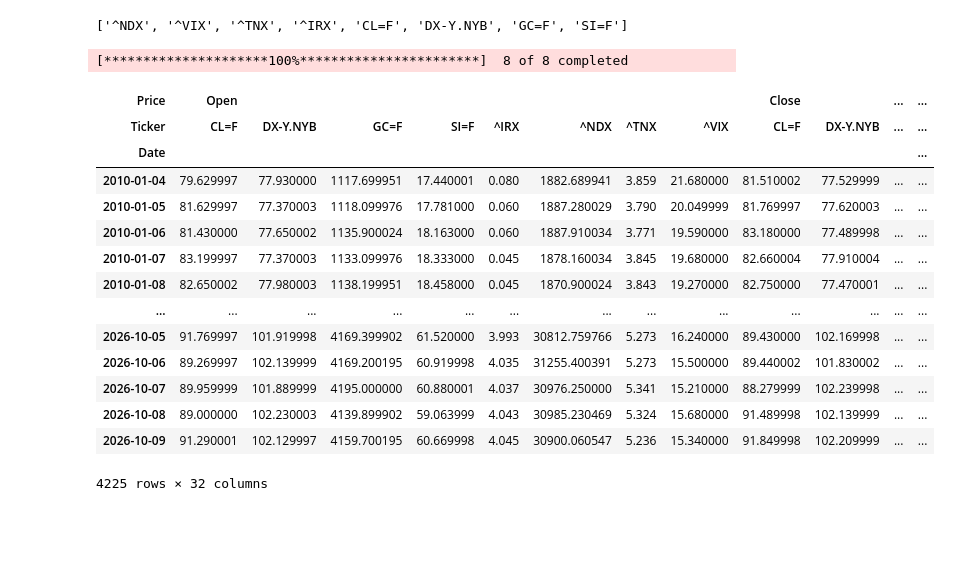
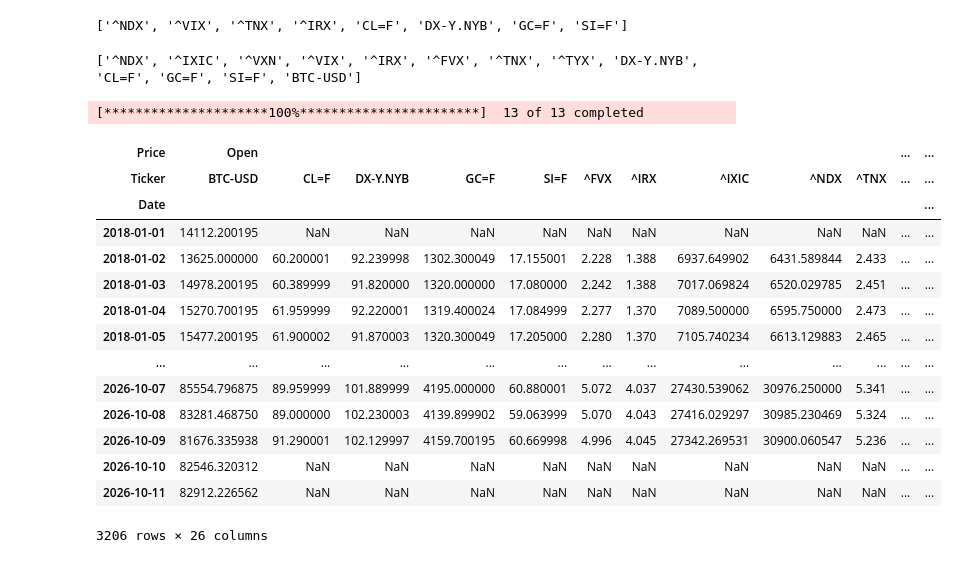
Before and after one commit to SamuAP19/NASDAQ_Prediction-Project, a Jupyter notebook: Df_cleaning.ipynb, the cells around one changed output. Saved outputs shown, nothing was run; the diff lists cells and outputs as text; code cells hidden in the pictures; blank space fills up the shorter version.

```diff
--- a/Df_cleaning.ipynb
+++ b/Df_cleaning.ipynb
@@ -18,29 +18,55 @@ tickers = list(MACRO.keys())
 print(tickers)
 # %% [output]
 ['^NDX', '^VIX', '^TNX', '^IRX', 'CL=F', 'DX-Y.NYB', 'GC=F', 'SI=F']
+# %%
+NASDAQ_FEATURES = {
+    # --- INDICES ET VOLATILITÉ ---
+    "^NDX": "Nasdaq_100",                     # Target index
+    "^IXIC": "Nasdaq_composite",              # Broad tech market index
+    "^VXN": "Nasdaq_volatility",              # Nasdaq-100 implied volatility (Tech fear index)
+    "^VIX": "Volatility",                     # S&P 500 implied volatility (Market fear index)
+
+    # --- interest ---
+    "^IRX": "3month_treasury_yield",          # 3-month Treasury yield
+    "^FVX": "5y_treasury_yield",              # 5-year Treasury yield
+    "^TNX": "10y_treasury_yield",             # 10-year Treasury yield (Tech discounting rate)
+    "^TYX": "30y_treasury_yield",             # 30-year Treasury yield
+
+    # --- MATIÈRES PREMIÈRES ET DEVISES ---
+    "DX-Y.NYB": "US_dollar",                  # US dollar index (DXY)
+    "CL=F": "crude_oil",                      # WTI crude oil futures
+    "GC=F": "gold",                           # Gold futures
+    "SI=F": "silver",                         # Silver futures
+    "BTC-USD": "Bitcoin",                     # Bitcoin USD (Risk-on sentiment proxy)
+}
+
+tickers1 = list(NASDAQ_FEATURES.keys())
+print(tickers1)
+# %% [output]
+['^NDX', '^IXIC', '^VXN', '^VIX', '^IRX', '^FVX', '^TNX', '^TYX', 'DX-Y.NYB', 'CL=F', 'GC=F', 'SI=F', 'BTC-USD']
 # %%
 
 # We download the market
-df = yf.download(tickers, start='2010-01-01', end='2026-10-12')[['Open', 'Close','High','Low']]
+df = yf.download(tickers1, start='2018-01-01', end='2026-10-12')[['Open', 'Close']]
 
 df
 # %% [output]
-[*********************100%***********************]  8 of 8 completed
+[*********************100%***********************]  13 of 13 completed
-| Price | Open |  |  |  |  |  |  |  | Close |  | ... | ... |
-| Ticker | CL=F | DX-Y.NYB | GC=F | SI=F | ^IRX | ^NDX | ^TNX | ^VIX | CL=F | DX-Y.NYB | ... | ... |
+| Price | Open |  |  |  |  |  |  |  |  |  | ... | ... |
+| Ticker | BTC-USD | CL=F | DX-Y.NYB | GC=F | SI=F | ^FVX | ^IRX | ^IXIC | ^NDX | ^TNX | ... | ... |
 | Date |  |  |  |  |  |  |  |  |  |  |  | ... |
-| 2010-01-04 | 79.629997 | 77.930000 | 1117.699951 | 17.440001 | 0.080 | 1882.689941 | 3.859 | 21.680000 | 81.510002 | 77.529999 | ... | ... |
-| 2010-01-05 | 81.629997 | 77.370003 | 1118.099976 | 17.781000 | 0.060 | 1887.280029 | 3.790 | 20.049999 | 81.769997 | 77.620003 | ... | ... |
-| 2010-01-06 | 81.430000 | 77.650002 | 1135.900024 | 18.163000 | 0.060 | 1887.910034 | 3.771 | 19.590000 | 83.180000 | 77.489998 | ... | ... |
-| 2010-01-07 | 83.199997 | 77.370003 | 1133.099976 | 18.333000 | 0.045 | 1878.160034 | 3.845 | 19.680000 | 82.660004 | 77.910004 | ... | ... |
-| 2010-01-08 | 82.650002 | 77.980003 | 1138.199951 | 18.458000 | 0.045 | 1870.900024 | 3.843 | 19.270000 | 82.750000 | 77.470001 | ... | ... |
+| 2018-01-01 | 14112.200195 | NaN | NaN | NaN | NaN | NaN | NaN | NaN | NaN | NaN | ... | ... |
+| 2018-01-02 | 13625.000000 | 60.200001 | 92.239998 | 1302.300049 | 17.155001 | 2.228 | 1.388 | 6937.649902 | 6431.589844 | 2.433 | ... | ... |
+| 2018-01-03 | 14978.200195 | 60.389999 | 91.820000 | 1320.000000 | 17.080000 | 2.242 | 1.388 | 7017.069824 | 6520.029785 | 2.451 | ... | ... |
+| 2018-01-04 | 15270.700195 | 61.959999 | 92.220001 | 1319.400024 | 17.084999 | 2.277 | 1.370 | 7089.500000 | 6595.750000 | 2.473 | ... | ... |
+| 2018-01-05 | 15477.200195 | 61.900002 | 91.870003 | 1320.300049 | 17.205000 | 2.280 | 1.370 | 7105.740234 | 6613.129883 | 2.465 | ... | ... |
 | ... | ... | ... | ... | ... | ... | ... | ... | ... | ... | ... | ... | ... |
-| 2026-10-05 | 91.769997 | 101.919998 | 4169.399902 | 61.520000 | 3.993 | 30812.759766 | 5.273 | 16.240000 | 89.430000 | 102.169998 | ... | ... |
-| 2026-10-06 | 89.269997 | 102.139999 | 4169.200195 | 60.919998 | 4.035 | 31255.400391 | 5.273 | 15.500000 | 89.440002 | 101.830002 | ... | ... |
-| 2026-10-07 | 89.959999 | 101.889999 | 4195.000000 | 60.880001 | 4.037 | 30976.250000 | 5.341 | 15.210000 | 88.279999 | 102.239998 | ... | ... |
-| 2026-10-08 | 89.000000 | 102.230003 | 4139.899902 | 59.063999 | 4.043 | 30985.230469 | 5.324 | 15.680000 | 91.489998 | 102.139999 | ... | ... |
-| 2026-10-09 | 91.290001 | 102.129997 | 4159.700195 | 60.669998 | 4.045 | 30900.060547 | 5.236 | 15.340000 | 91.849998 | 102.209999 | ... | ... |
+| 2026-10-07 | 85554.796875 | 89.959999 | 101.889999 | 4195.000000 | 60.880001 | 5.072 | 4.037 | 27430.539062 | 30976.250000 | 5.341 | ... | ... |
+| 2026-10-08 | 83281.468750 | 89.000000 | 102.230003 | 4139.899902 | 59.063999 | 5.070 | 4.043 | 27416.029297 | 30985.230469 | 5.324 | ... | ... |
+| 2026-10-09 | 81676.335938 | 91.290001 | 102.129997 | 4159.700195 | 60.669998 | 4.996 | 4.045 | 27342.269531 | 30900.060547 | 5.236 | ... | ... |
+| 2026-10-10 | 82546.320312 | NaN | NaN | NaN | NaN | NaN | NaN | NaN | NaN | NaN | ... | ... |
+| 2026-10-11 | 82912.226562 | NaN | NaN | NaN | NaN | NaN | NaN | NaN | NaN | NaN | ... | ... |
-4225 rows × 32 columns
+3206 rows × 26 columns
 # %%
 # columns are (field, ticker): rename the ticker level with MACRO
 df = df.rename(columns=MACRO, level=1)
```
Also changed, not shown: parts of 2 cells of this notebook, 3 other files.
